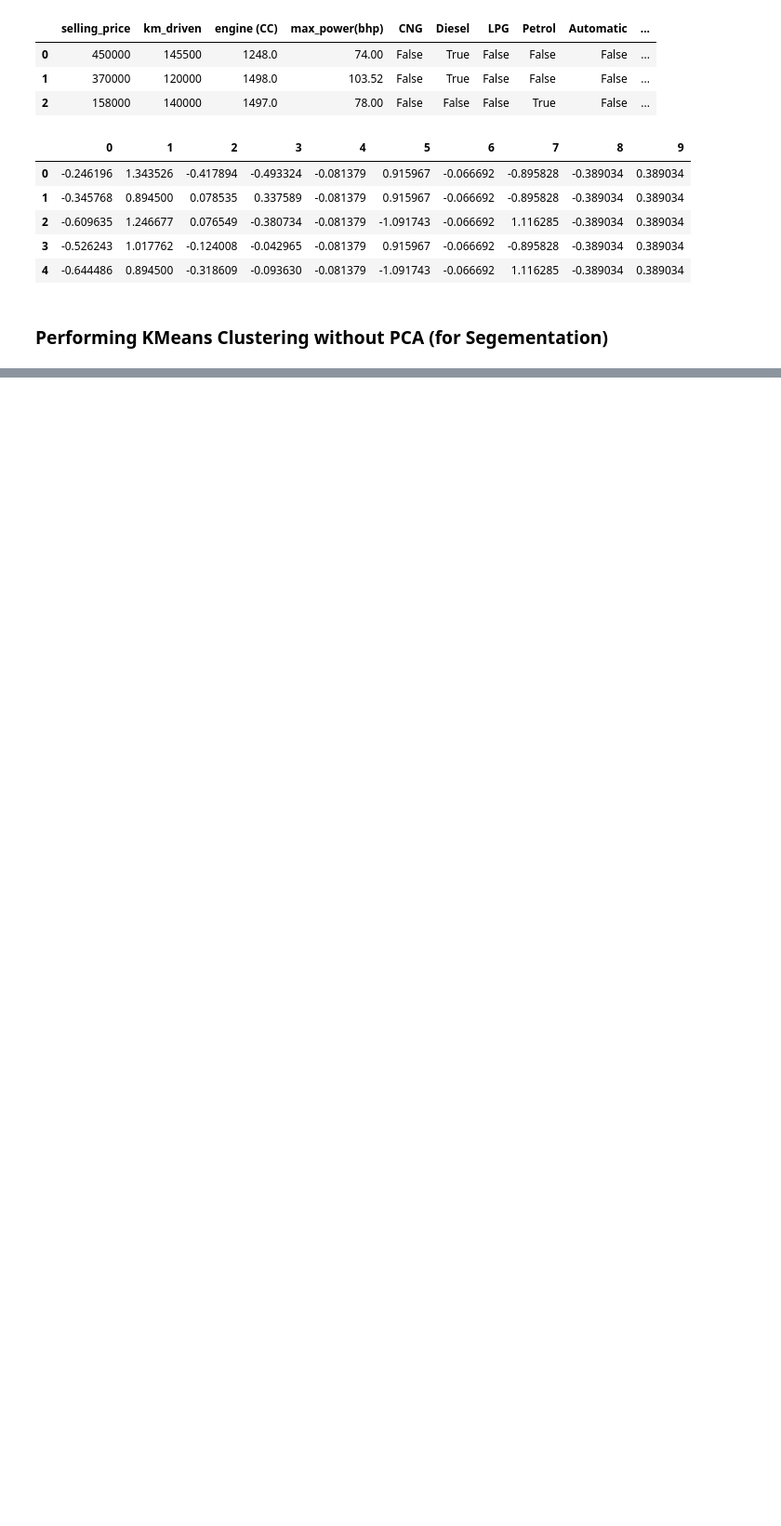
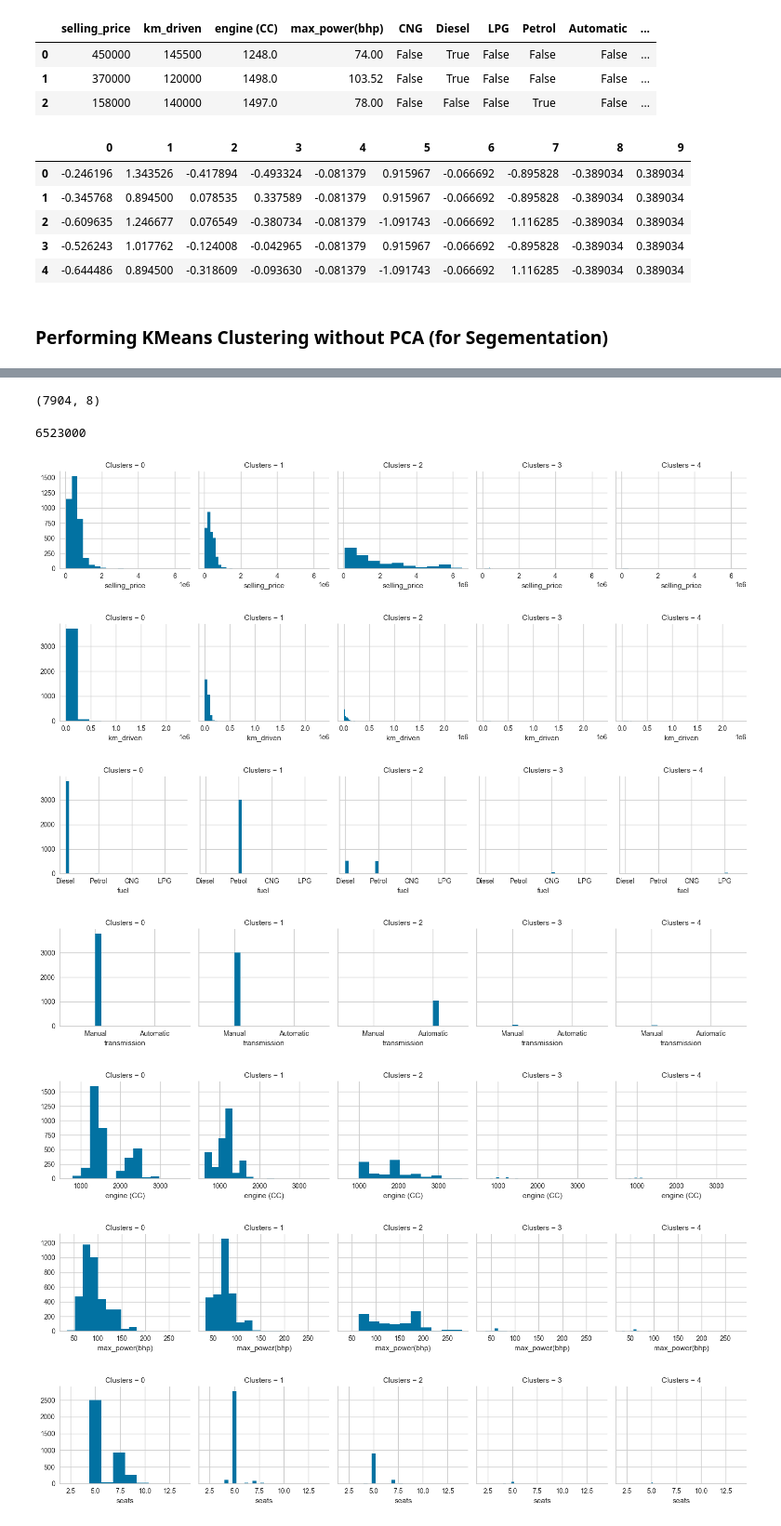
Before and after one commit to jasmeetsingh-028/EV_data_analysis, a Jupyter notebook: notebooks and experiments/seg02.ipynb, the cells around one changed output, grey strips where cells are left out. Shown at 93% size. Drawn from its saved outputs; the diff is of its cells as text; code cells hidden in the pictures; blank space fills up the shorter version.

```diff
--- a/notebooks and experiments/seg02.ipynb
+++ b/notebooks and experiments/seg02.ipynb
@@ -367,0 +394,2 @@ sns.countplot(x = 'Cluster', data = df_scaled)
+# %%
+df = df[df['selling_price'] != df['selling_price'].max()]
@@ -367,0 +400,25 @@ sns.countplot(x = 'Cluster', data = df_scaled)
+# %%
+df = df[df['selling_price'] != df['selling_price'].max()]
+# %%
+df.shape
+# %% [output]
+(7904, 8)
+# %%
+df['selling_price'].max()
+# %% [output]
+6523000
+# %%
+df['Clusters'] = kmeans.labels_
+# %%
+for c in df.iloc[:,1:].drop(['Clusters'], axis = 1):
+    grid = sns.FacetGrid(df, col = 'Clusters')
+    grid = grid.map(plt.hist, c)
+plt.show()
+# %% [output]
+[figure, added]
+[figure, added]
+[figure, added]
+[figure, added]
+[figure, added]
+[figure, added]
+[figure, added]
```
Also changed, not shown: parts of 15 cells of this notebook, 4 other files.
